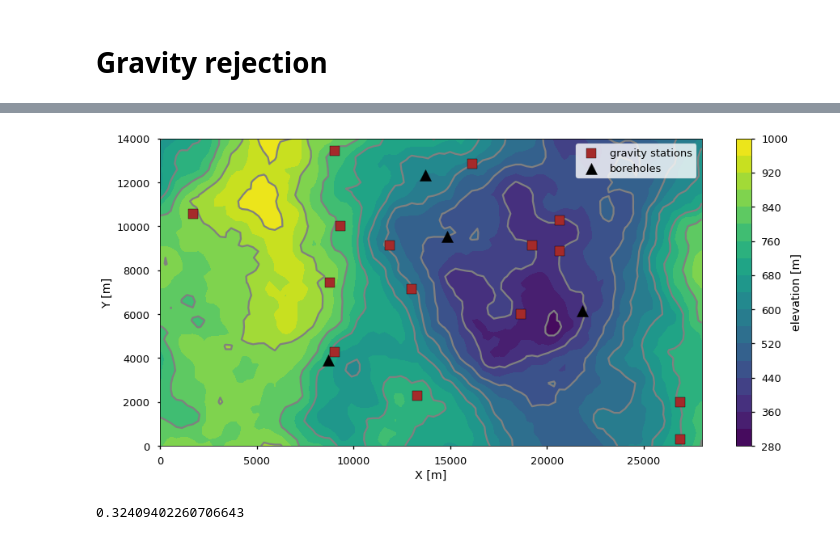
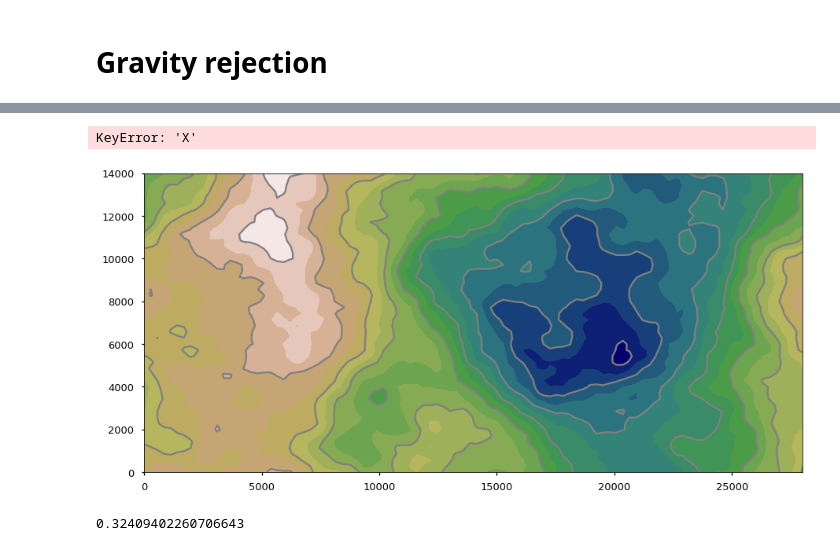
Before and after one commit to Japhiolite/PCT-modelling, a Jupyter notebook: notebooks/MC-model-analysis.ipynb, the cells around one changed output, grey strips where cells are left out. Cells and saved outputs as stored; diff of their text form; code cells hidden in the pictures.

```diff
--- a/notebooks/MC-model-analysis.ipynb
+++ b/notebooks/MC-model-analysis.ipynb
@@ -59,18 +77,19 @@ bhole = np.array([[31, 14],
 # %%
 fig = plt.figure(figsize=[15,7])
-cs = plt.contourf(dtm[:,:,0], dtm[:,:,1], dtm[:,:,2],20)
+cs = plt.contourf(dtm[:,:,0], dtm[:,:,1], dtm[:,:,2],20, cmap='gist_earth')
 plt.contour(dtm[:,:,0], dtm[:,:,1], dtm[:,:,2],10, colors='gray', zorder=1)
 plt.scatter(g_data['X'], g_data['Y'], marker='s', s=150, c='brown', edgecolor='k',
             label='gravity stations', zorder=2)
 plt.scatter(bhole[:,0]*delx, bhole[:,1]*dely, marker='^', s=200, c='k', label='boreholes',
            zorder=3)
 plt.colorbar(cs, label='elevation [m]')
 plt.legend()
 plt.xlabel('X [m]')
 plt.ylabel('Y [m]')
 fig.savefig('../imgs/Model_topography_and_grav_stations.png', dpi=300, bbox_inches='tight')
 # %% [output]
+KeyError: 'X'
-[figure, old version]
+[figure, new version]
 # %%
 g_coordinates = pd.read_csv('../models/20210319_MC_no_middle_filling/grav_stations_coordinates.csv', sep=';')
 g_simu = pd.read_csv('../models/20210319_MC_no_middle_filling/MC_grav_simulations_run01and02_1000_reals_rseed0_250+50mstd.csv',
```
Also changed, not shown: parts of 1 cell of this notebook, 8 other files.
